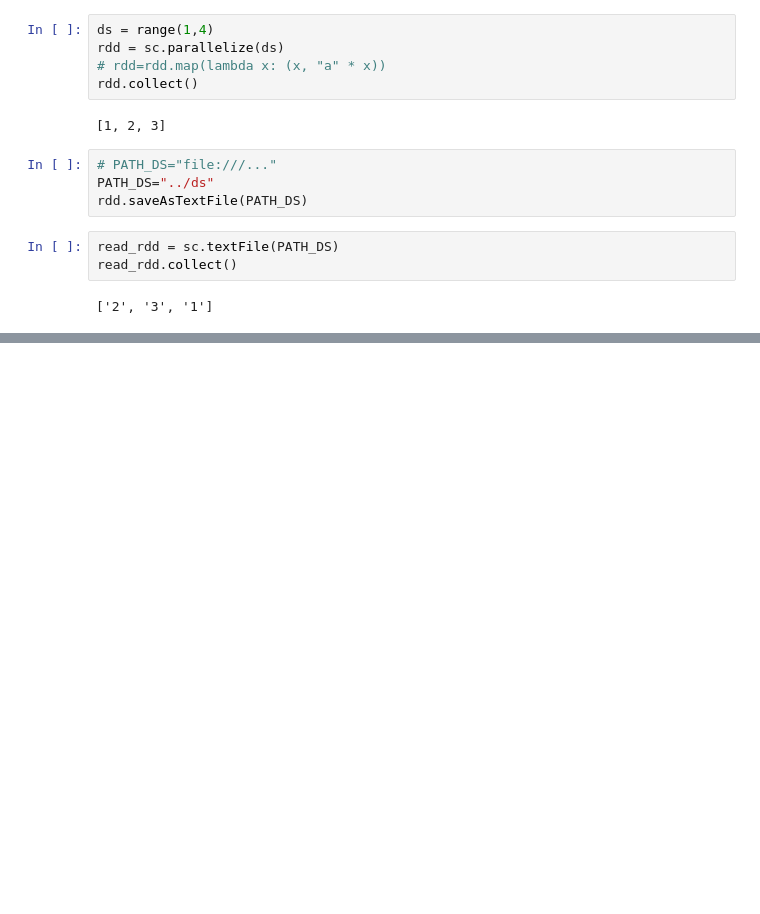
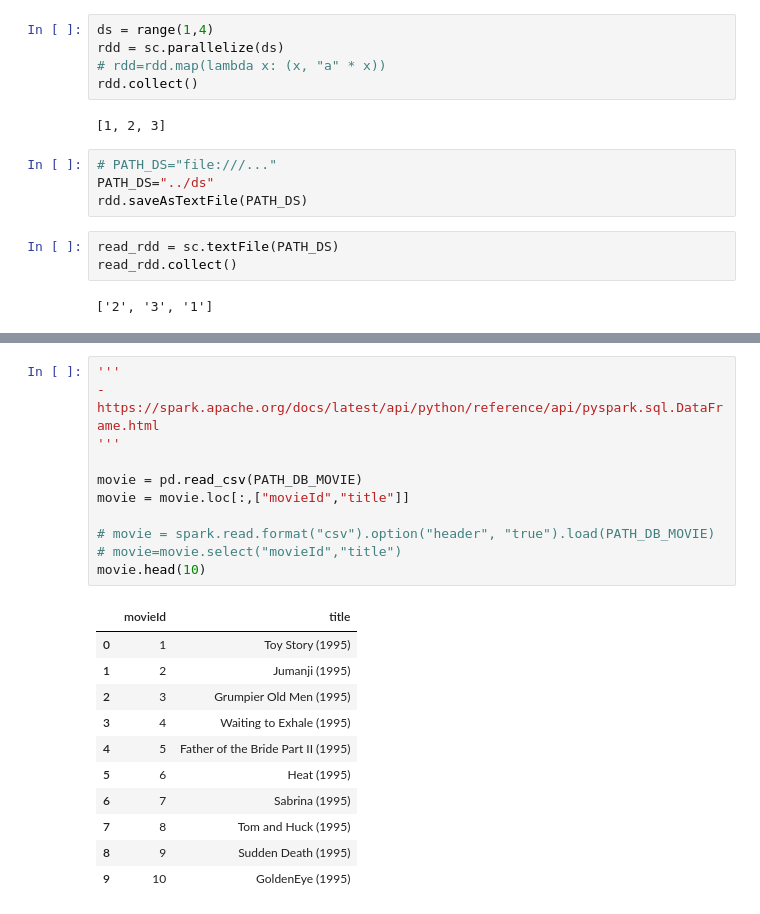
Before and after one commit to CoderandGymnast/BTL-PTPMPT-11, a Jupyter notebook: src/main.ipynb, the cells around one changed output, grey strips where cells are left out. Drawn from its saved outputs; the diff is of its cells as text; blank space fills up the shorter version.

```diff
--- a/src/main.ipynb
+++ b/src/main.ipynb
@@ -49,0 +66,23 @@ PythonRDD[129] at collect at /tmp/ipykernel_6870/973045085.py:1
+# %%
+'''
+- https://spark.apache.org/docs/latest/api/python/reference/api/pyspark.sql.DataFrame.html
+'''
+
+movie = pd.read_csv(PATH_DB_MOVIE)
+movie = movie.loc[:,["movieId","title"]]
+
+# movie = spark.read.format("csv").option("header", "true").load(PATH_DB_MOVIE)
+# movie=movie.select("movieId","title")
+movie.head(10)
+# %% [output]
+|  | movieId | title |
+| 0 | 1 | Toy Story (1995) |
+| 1 | 2 | Jumanji (1995) |
+| 2 | 3 | Grumpier Old Men (1995) |
+| 3 | 4 | Waiting to Exhale (1995) |
+| 4 | 5 | Father of the Bride Part II (1995) |
+| 5 | 6 | Heat (1995) |
+| 6 | 7 | Sabrina (1995) |
+| 7 | 8 | Tom and Huck (1995) |
+| 8 | 9 | Sudden Death (1995) |
+| 9 | 10 | GoldenEye (1995) |
```
Also changed, not shown: parts of 16 cells of this notebook, 1 other file.
